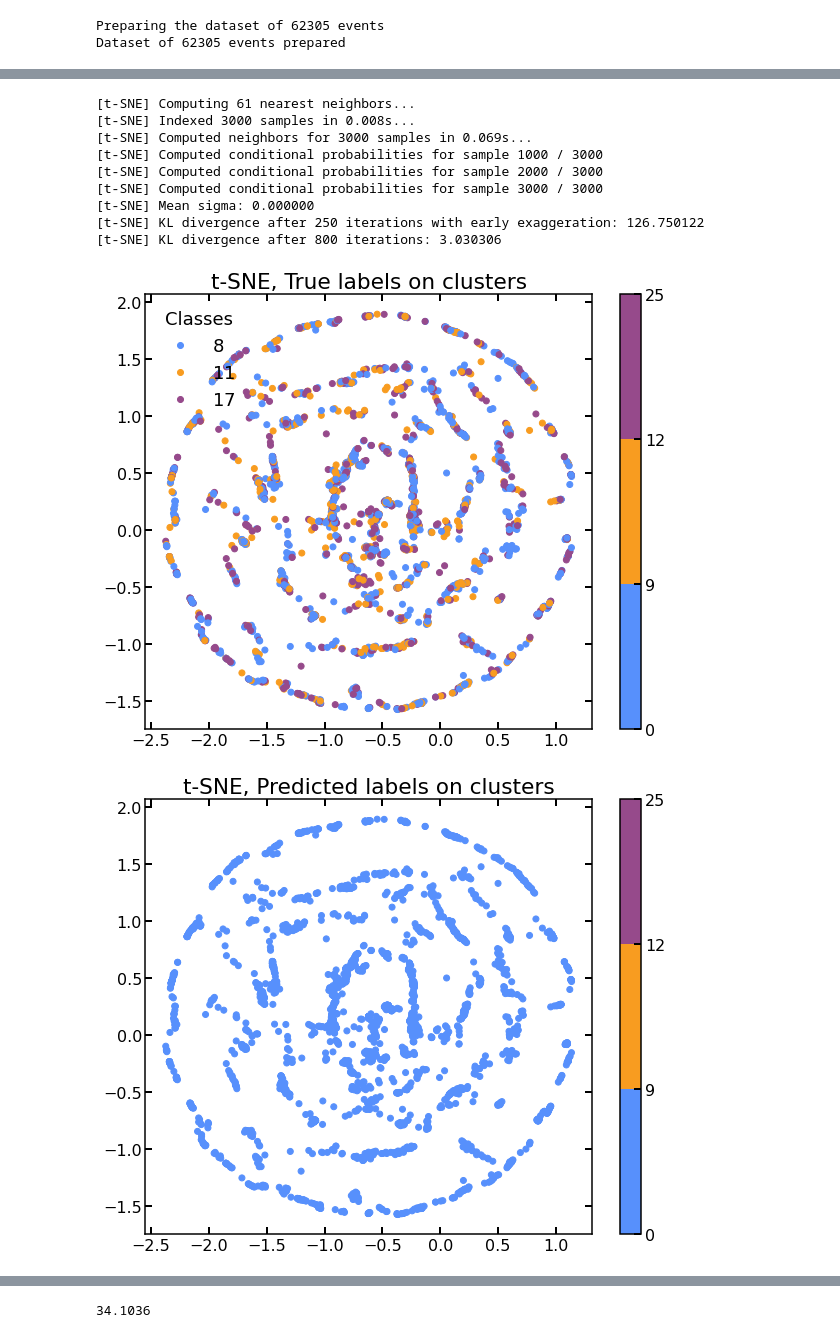
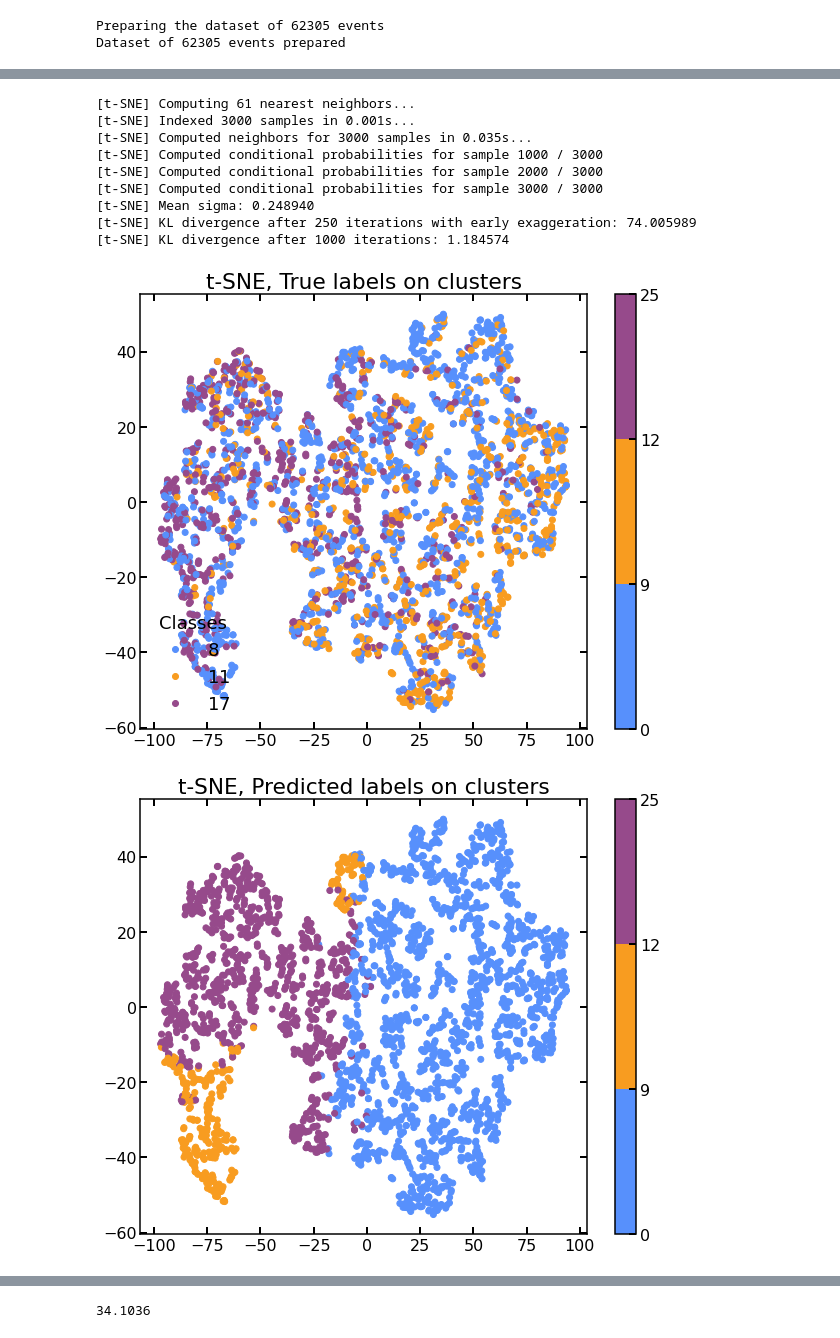
Before and after one commit to chernyavskaya/AnomalyClustering, a Jupyter notebook: testing_graph_clustering.ipynb, the cells around one changed output, grey strips where cells are left out. Drawn from its saved outputs; the diff is of its cells as text; code cells hidden in the pictures.

Commit message:
adding embedding layer, cosine sim loss and picking min indecies

```diff
--- a/testing_graph_clustering.ipynb
+++ b/testing_graph_clustering.ipynb
@@ -83,15 +83,15 @@ num_clusters_dict = {}
 
 for num_cluster in [3]:
     model = IDEC(input_shape = [17,5],
-                hidden_channels = [4,4,3,3,2,2],
-                latent_dim =10,
+                hidden_channels = [8, 12, 16, 20, 25, 30],
+                latent_dim =3,
                 n_clusters=num_cluster,
                 alpha=1,
                 pretrain_path='data_graph/graph_ae_pretrain.pkl'
     ).to(device)
 
     model.load_state_dict(torch.load(
-"/eos/user/n/nchernya/MLHEP/AnomalyDetection/AnomalyClustering/IDEC/data_graph/graph_ae_pretrain_top_3_fullmodel_num_clust_{}.pkl".format(num_cluster)))
+"/eos/user/n/nchernya/MLHEP/AnomalyDetection/AnomalyClustering/IDEC/data_graph/graph_ae_pretrain_top_3_emb_cosine_fullmodel_num_clust_{}.pkl".format(num_cluster)))
 
     batch_size=256
     test_loader = DataLoader(
@@ -102,6 +102,11 @@ for num_cluster in [3]:
     model.eval()
 
     pred_features = np.array([model.forward(d.x.to(device),d.edge_index.to(device),d.batch.to(device))[0].data.cpu().numpy() for i,d in enumerate(test_loader)])
+    emb_input = []
+    for i,d in enumerate(test_loader):
+        model.forward(d.x.to(device),d.edge_index.to(device),d.batch.to(device))
+        emb_input.append(model.ae.embedded_input.detach().cpu())
+    emb_input = np.array(emb_input)
 
     acc, nmi, ari,reassignment, true_labels, pred_labels, latent_pred  = model.validateOnCompleteTestData(test_loader)
 
@@ -148,44 +153,44 @@ X_embedded = TSNE(n_components=2,verbose=1, perplexity=20, n_iter=1000, learning
                  ).fit_transform(latent_pred[idx])
 # %% [output]
 [t-SNE] Computing 61 nearest neighbors...
-[t-SNE] Indexed 3000 samples in 0.008s...
-[t-SNE] Computed neighbors for 3000 samples in 0.069s...
+[t-SNE] Indexed 3000 samples in 0.001s...
+[t-SNE] Computed neighbors for 3000 samples in 0.035s...
 [t-SNE] Computed conditional probabilities for sample 1000 / 3000
 [t-SNE] Computed conditional probabilities for sample 2000 / 3000
 [t-SNE] Computed conditional probabilities for sample 3000 / 3000
-[t-SNE] Mean sigma: 0.000000
-[t-SNE] KL divergence after 250 iterations with early exaggeration: 126.750122
-[t-SNE] KL divergence after 800 iterations: 3.030306
+[t-SNE] Mean sigma: 0.248940
+[t-SNE] KL divergence after 250 iterations with early exaggeration: 74.005989
+[t-SNE] KL divergence after 1000 iterations: 1.184574
 # %%
 plt.style.use('/eos/user/n/nchernya/MLHEP/AnomalyDetection/ADgvae/utils/adfigstyle.mplstyle')
 
 
 cmap = plt.cm.rainbow #rainbow
 cmap = (colors.ListedColormap(['#5790fc', '#f89c20', '#e42536', '#964a8b'])
         .with_extremes(over='0.25', under='0.75'))
 #norm = colors.BoundaryNorm(np.arange(1, 26, 1), cmap.N)
 norm = colors.BoundaryNorm([0,9,12,25], cmap.N)
 
 fig = plt.figure(figsize=(10,8))
 
 #top_proc_mask = np.isin(true_labels[idx], result1[:5])
 scatter = plt.scatter(X_embedded[:,0],X_embedded[:,1], c=true_labels[idx],cmap=cmap, norm=norm)
 plt.title('t-SNE, True labels on clusters')
 cb = plt.colorbar()
 # produce a legend with the unique colors from the scatter
 legend1 = plt.legend(*scatter.legend_elements(),
-                    loc="upper left", title="Classes")
+                    loc="lower left", title="Classes")
 
 #ax.add_artist(legend1)
 
 
 fig = plt.figure(figsize=(10,8))
 plt.scatter(X_embedded[:,0],X_embedded[:,1], c=np.array(predicted_reassigned)[idx],cmap=cmap, norm=norm)
 plt.title('t-SNE, Predicted labels on clusters')
 cb = plt.colorbar()
 # %% [output]
-[figure, old version]
+[figure, new version]
-[figure, old version]
+[figure, new version]
 # %%
 import matplotlib.pyplot as plt
 import numpy as np
```
Also changed, not shown: parts of 45 cells of this notebook, 1 other file.
